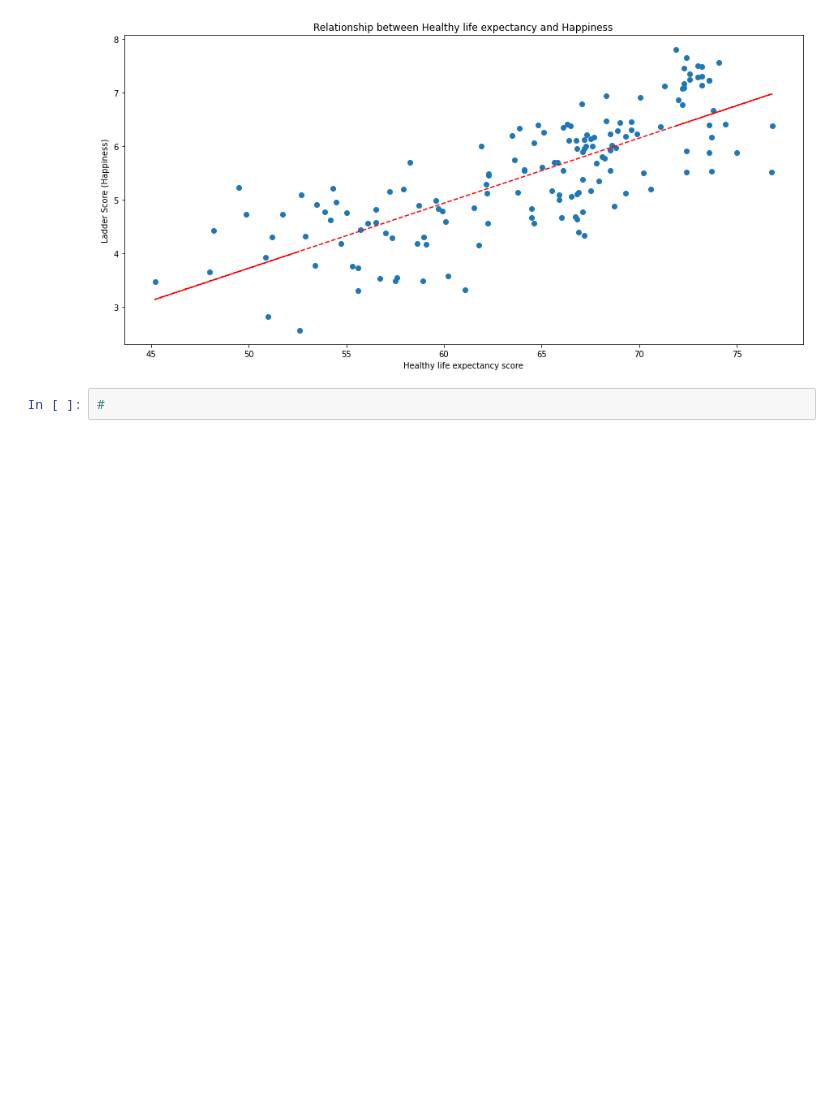
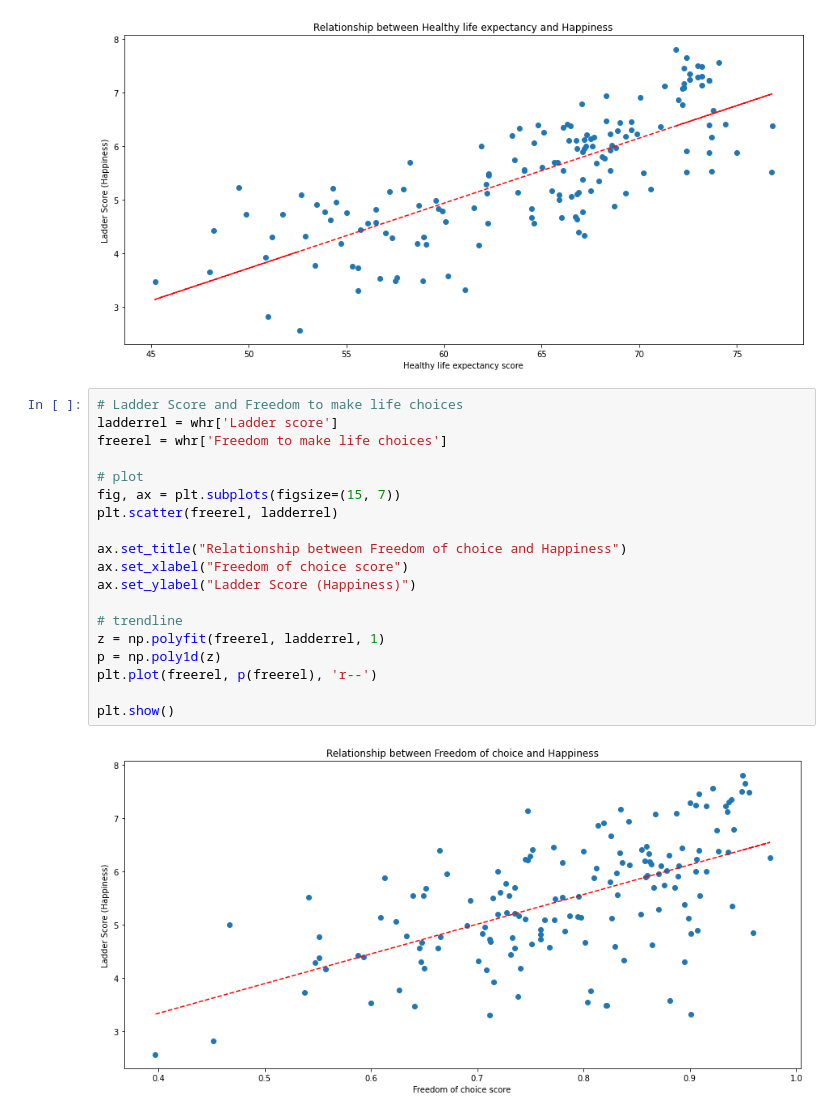
Before and after one commit to gianmillare/Living-in-Happiness, a Jupyter notebook: project.ipynb, the cells around one changed output. Saved outputs shown, nothing was run; the diff lists cells and outputs as text; blank space fills up the shorter version.

Commit message:
completed scatter for ladder score v freedom of choice

```diff
--- a/project.ipynb
+++ b/project.ipynb
@@ -353,5 +353,24 @@ plt.plot(healthrel, p(healthrel), "r--")
 plt.show()
 # %% [output]
 [figure]
-# %%
-#
+# %%
+# Ladder Score and Freedom to make life choices
+ladderrel = whr['Ladder score']
+freerel = whr['Freedom to make life choices']
+
+# plot
+fig, ax = plt.subplots(figsize=(15, 7))
+plt.scatter(freerel, ladderrel)
+
+ax.set_title("Relationship between Freedom of choice and Happiness")
+ax.set_xlabel("Freedom of choice score")
+ax.set_ylabel("Ladder Score (Happiness)")
+
+# trendline
+z = np.polyfit(freerel, ladderrel, 1)
+p = np.poly1d(z)
+plt.plot(freerel, p(freerel), 'r--')
+
+plt.show()
+# %% [output]
+[figure, added]
```
